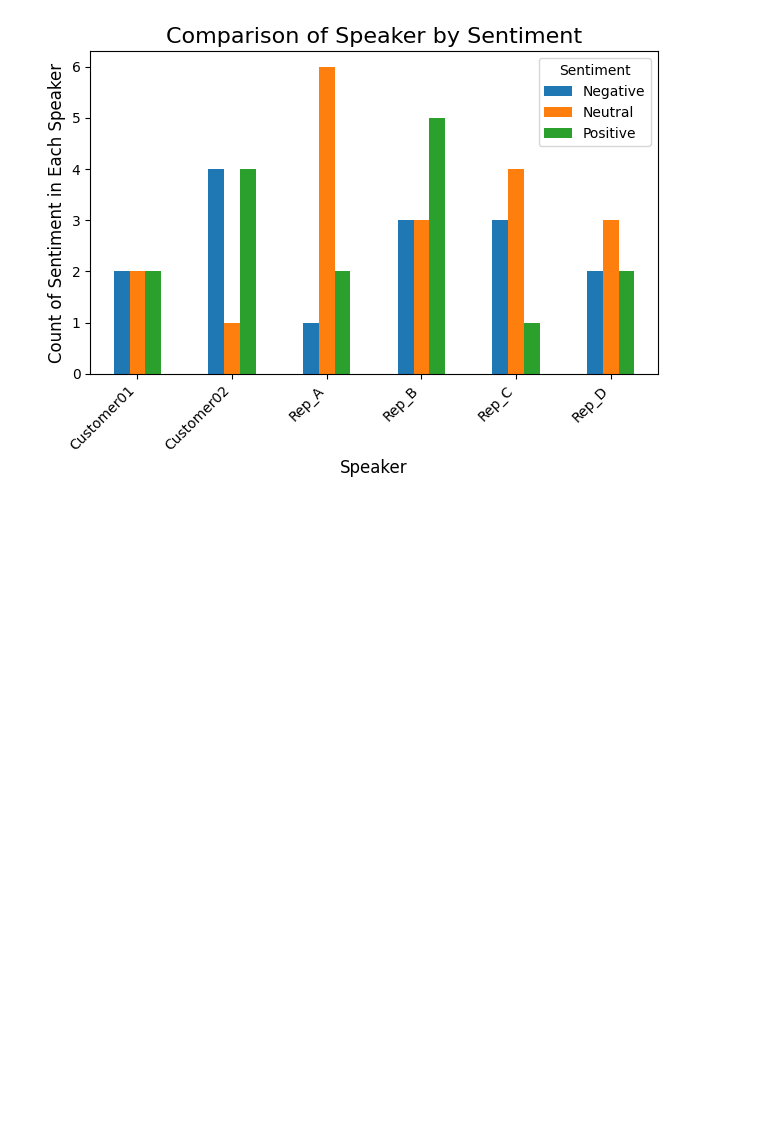
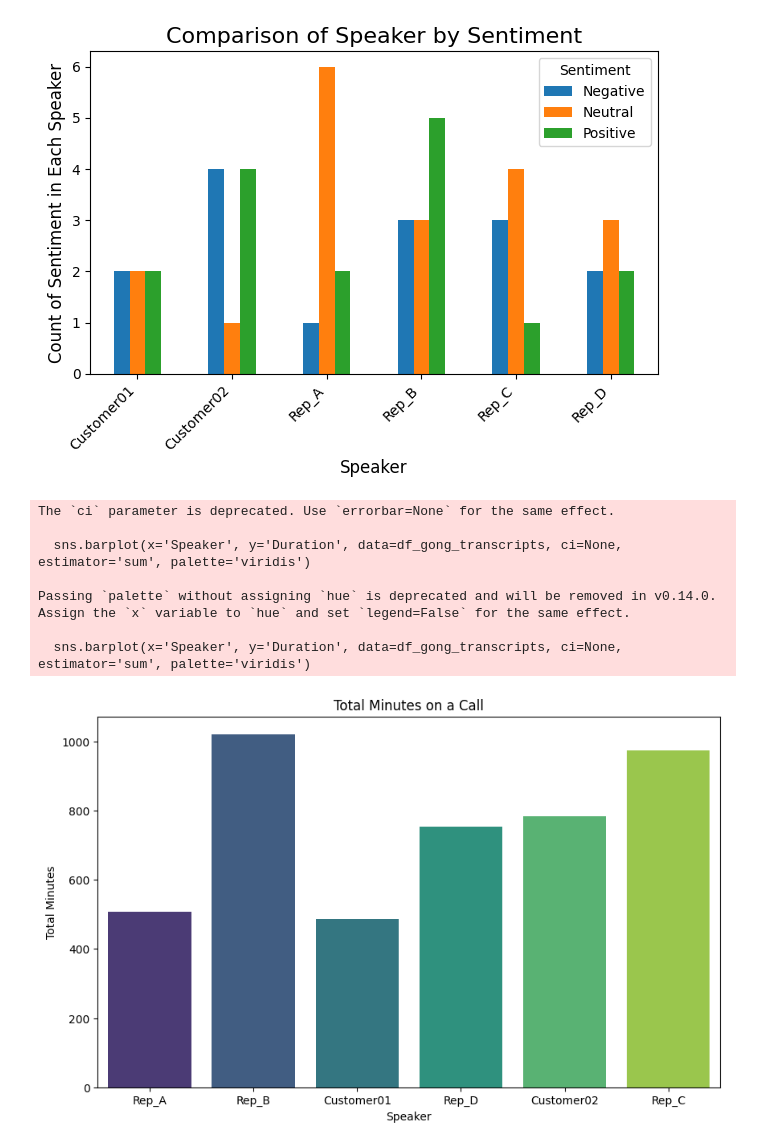
Before and after one commit to august-siu/synthetic_crm_transcript, a Jupyter notebook: OMDS-ModB2-Week2-Siu-August.ipynb, the cells around one changed output. Cells and saved outputs as stored; diff of their text form; code cells hidden in the pictures; blank space fills up the shorter version.

```diff
--- a/OMDS-ModB2-Week2-Siu-August.ipynb
+++ b/OMDS-ModB2-Week2-Siu-August.ipynb
@@ -511,3 +511,19 @@ plt.show()
 # %% [output]
 <Figure size 1000x600 with 0 Axes>
 [figure]
+# %%
+plt.figure(figsize=(10,6))
+sns.barplot(x='Speaker', y='Duration', data=df_gong_transcripts, ci=None, estimator='sum', palette='viridis')
+plt.title('Total Minutes on a Call')
+plt.xlabel('Speaker')
+plt.ylabel('Total Minutes')
+plt.show()
+# %% [output]
+The `ci` parameter is deprecated. Use `errorbar=None` for the same effect.
+
+  sns.barplot(x='Speaker', y='Duration', data=df_gong_transcripts, ci=None, estimator='sum', palette='viridis')
+
+Passing `palette` without assigning `hue` is deprecated and will be removed in v0.14.0. Assign the `x` variable to `hue` and set `legend=False` for the same effect.
+
+  sns.barplot(x='Speaker', y='Duration', data=df_gong_transcripts, ci=None, estimator='sum', palette='viridis')
+[figure, added]
```
Also changed, not shown: parts of 13 cells of this notebook, 2 other files.
